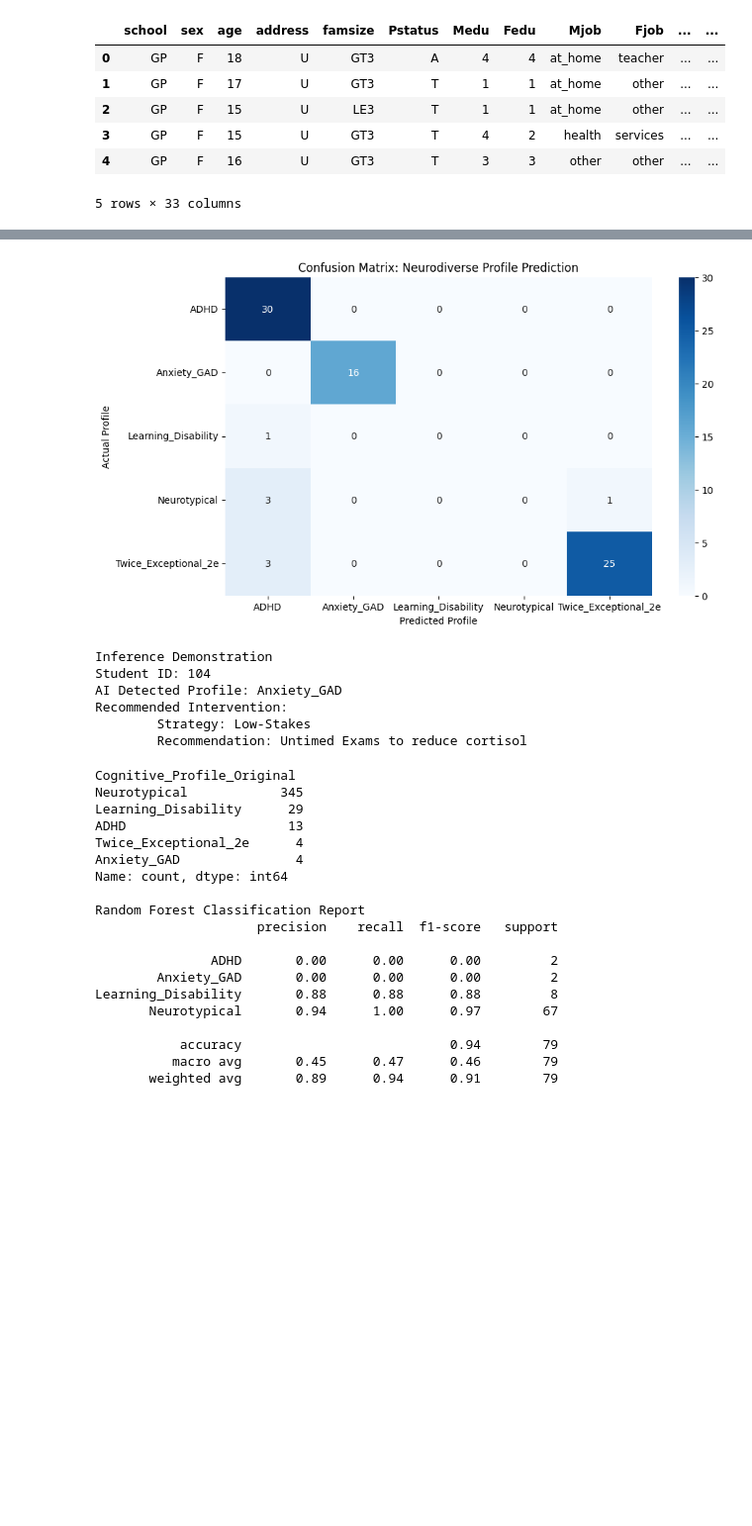
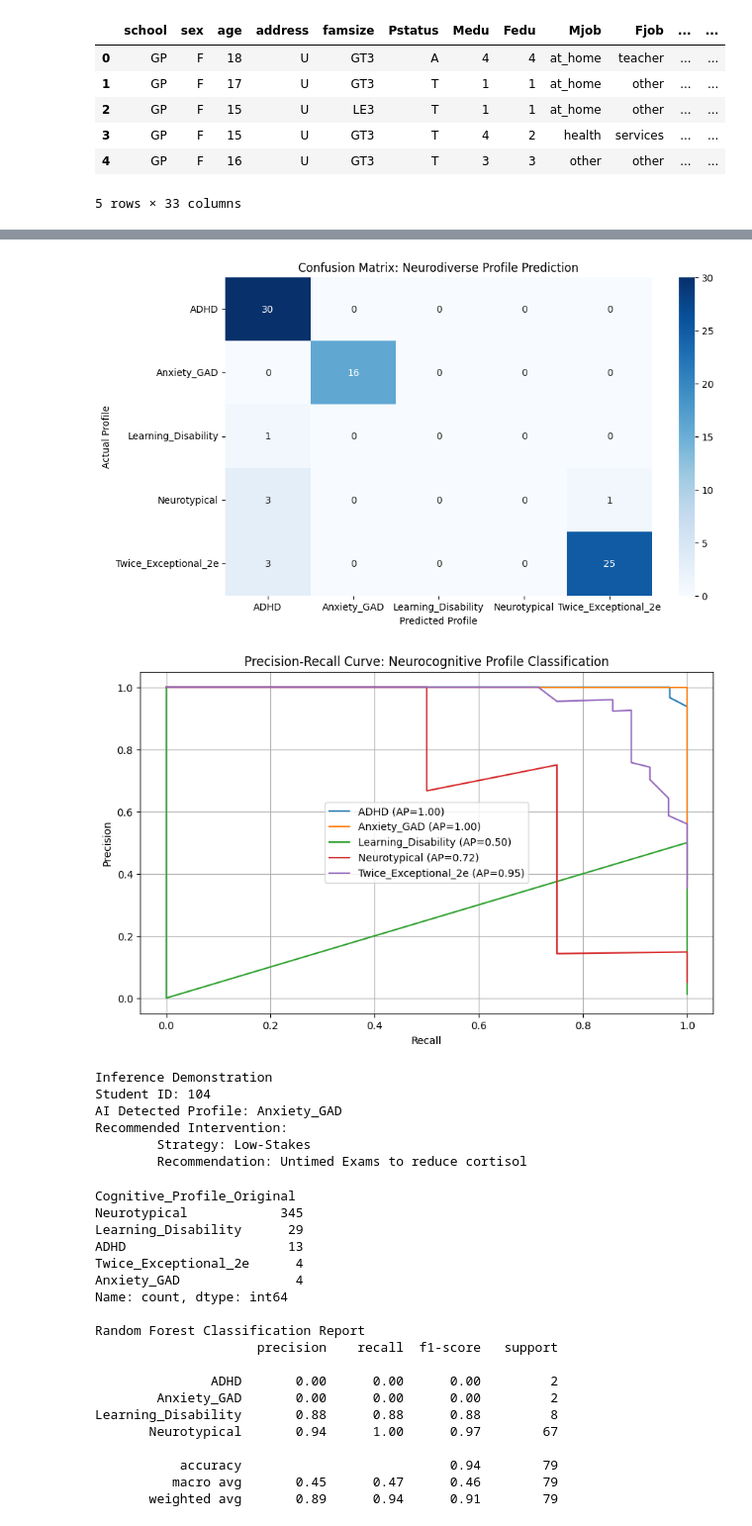
Before and after one commit to ksenera/neurocognitive-profile-classifier, a Jupyter notebook: 4AI3_Project.ipynb, the cells around one changed output, grey strips where cells are left out. Shown at 99% size. Cells and saved outputs as stored; diff of their text form; code cells hidden in the pictures; blank space fills up the shorter version.

Commit message:
Precision-Recall Curve (Multiclass)

```diff
--- a/4AI3_Project.ipynb
+++ b/4AI3_Project.ipynb
@@ -96,6 +96,27 @@ plt.ylabel('Actual Profile')
 plt.xlabel('Predicted Profile')
 plt.show()
 
+from sklearn.metrics import precision_recall_curve, average_precision_score
+from sklearn.preprocessing import label_binarize
+
+# Binarize labels for multiclass PR curve
+y_test_bin = label_binarize(y_test, classes=rf_model.classes_)
+y_score = rf_model.predict_proba(X_test)
+
+# Compute PR curve + AP for each class
+plt.figure(figsize=(10, 6))
+for i, class_name in enumerate(rf_model.classes_):
+    precision, recall, _ = precision_recall_curve(y_test_bin[:, i], y_score[:, i])
+    ap = average_precision_score(y_test_bin[:, i], y_score[:, i])
+    plt.plot(recall, precision, label=f'{class_name} (AP={ap:.2f})')
+
+plt.xlabel('Recall')
+plt.ylabel('Precision')
+plt.title('Precision-Recall Curve: Neurocognitive Profile Classification')
+plt.legend()
+plt.grid(True)
+plt.show()
+
 # Student Dashboard Demo
 def get_recommendation(profile):
     recommendations = {
@@ -115,33 +136,34 @@ print(f"Recommended Intervention:\n{get_recommendation('Anxiety_GAD')}")
 Original Dataset: (395, 33)
 Student Performance Data Set by UCI
 |  | school | sex | age | address | famsize | Pstatus | Medu | Fedu | Mjob | Fjob | ... | ... |
 | 0 | GP | F | 18 | U | GT3 | A | 4 | 4 | at_home | teacher | ... | ... |
 | 1 | GP | F | 17 | U | GT3 | T | 1 | 1 | at_home | other | ... | ... |
 | 2 | GP | F | 15 | U | LE3 | T | 1 | 1 | at_home | other | ... | ... |
 | 3 | GP | F | 15 | U | GT3 | T | 4 | 2 | health | services | ... | ... |
 | 4 | GP | F | 16 | U | GT3 | T | 3 | 3 | other | other | ... | ... |
 5 rows × 33 columns
 Cognitive_Profile
 ADHD                    160
 Twice_Exceptional_2e    115
 Anxiety_GAD              92
 Neurotypical             19
 Learning_Disability       9
 Name: count, dtype: int64
 
 Random Forest Classification Report
                       precision    recall  f1-score   support
 
                 ADHD       0.81      1.00      0.90        30
          Anxiety_GAD       1.00      1.00      1.00        16
  Learning_Disability       0.00      0.00      0.00         1
         Neurotypical       0.00      0.00      0.00         4
 Twice_Exceptional_2e       0.96      0.89      0.93        28
 
             accuracy                           0.90        79
            macro avg       0.55      0.58      0.56        79
         weighted avg       0.85      0.90      0.87        79
 [figure]
+[figure, added]
 Inference Demonstration
 Student ID: 104
 AI Detected Profile: Anxiety_GAD
```
